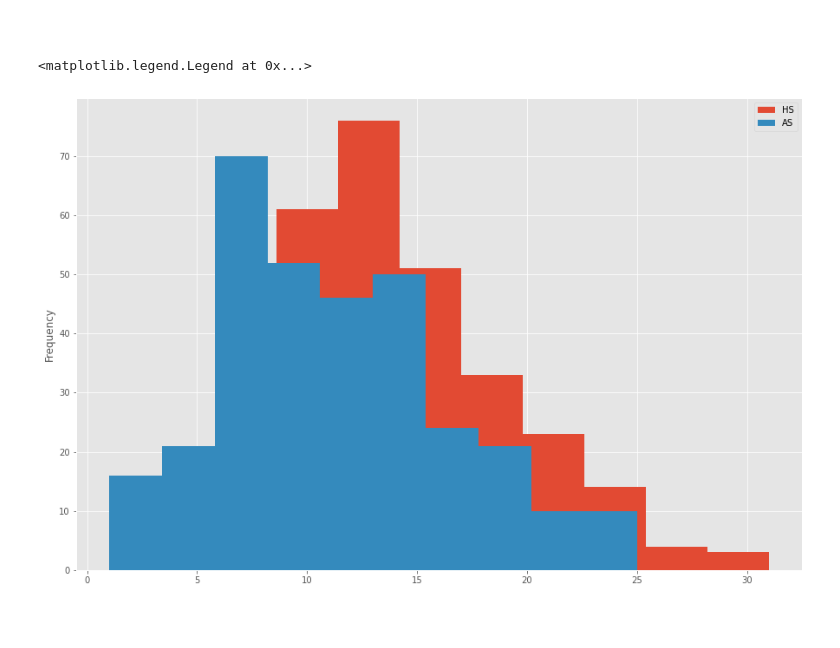
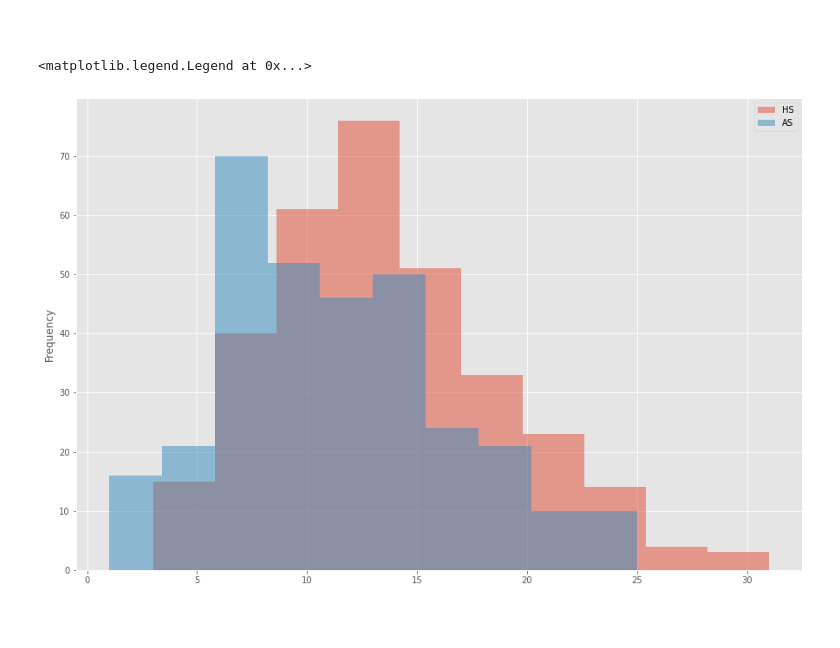
Before and after one commit to kmcd14/ProgrammingDA-project, a Jupyter notebook: data_sim.ipynb, the cells around one changed output. Saved outputs shown, nothing was run; the diff lists cells and outputs as text; code cells hidden in the pictures.

```diff
--- a/data_sim.ipynb
+++ b/data_sim.ipynb
@@ -542,13 +545,13 @@ data['FTAG'].mean()
 <br>
 # %%
 # Checking distribution from real world dataset
-data['HS'].plot.hist()
-data['AS'].plot.hist()
+data['HS'].plot.hist(alpha=0.5)
+data['AS'].plot.hist(alpha=0.5)
 
 plt.legend()
 # %% [output]
 <matplotlib.legend.Legend at 0x...>
-[figure, old version]
+[figure, new version]
 # %% [markdown]
 <br>
 # %% [markdown]
```
Also changed, not shown: parts of 12 cells of this notebook.
